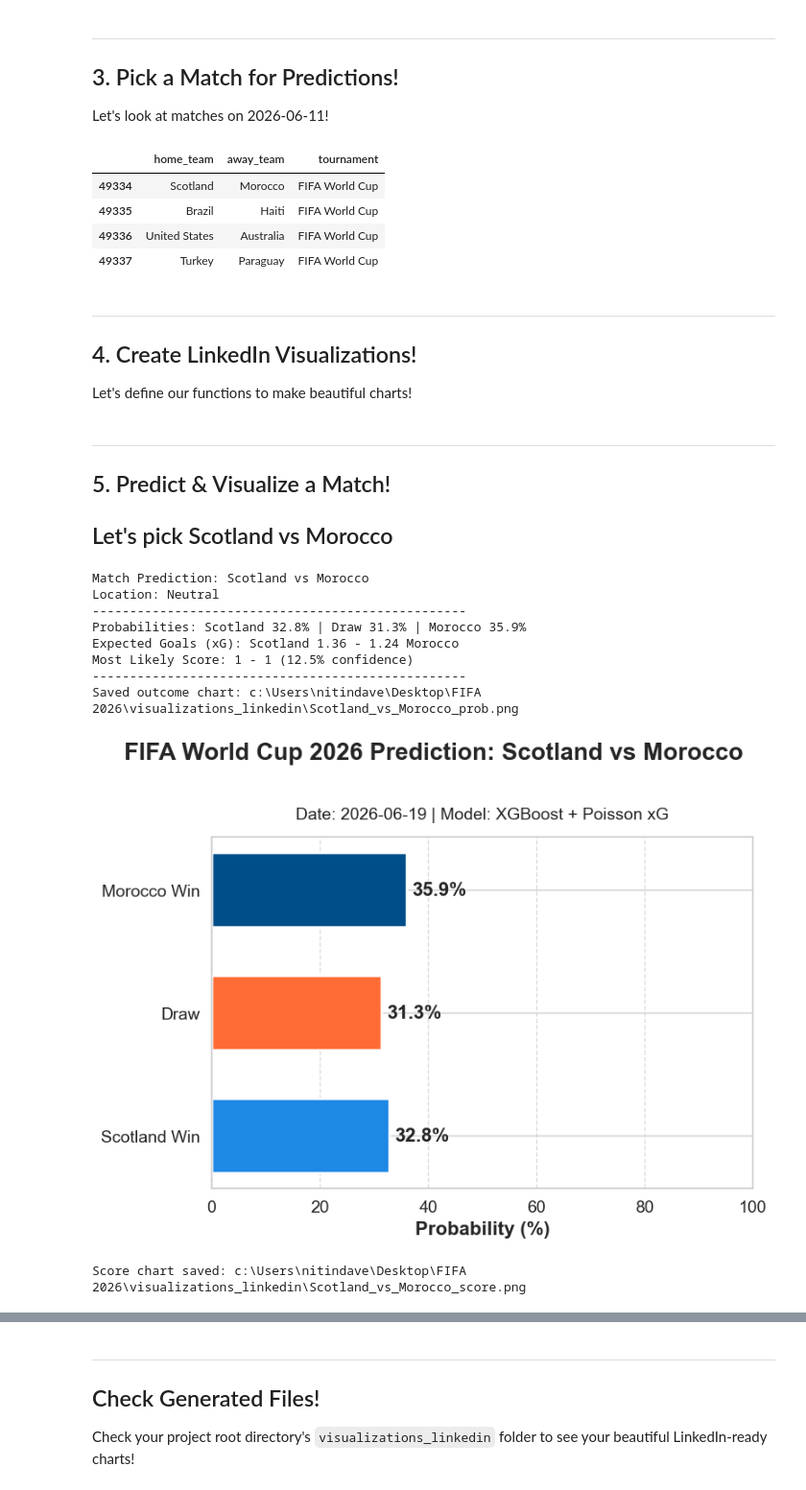
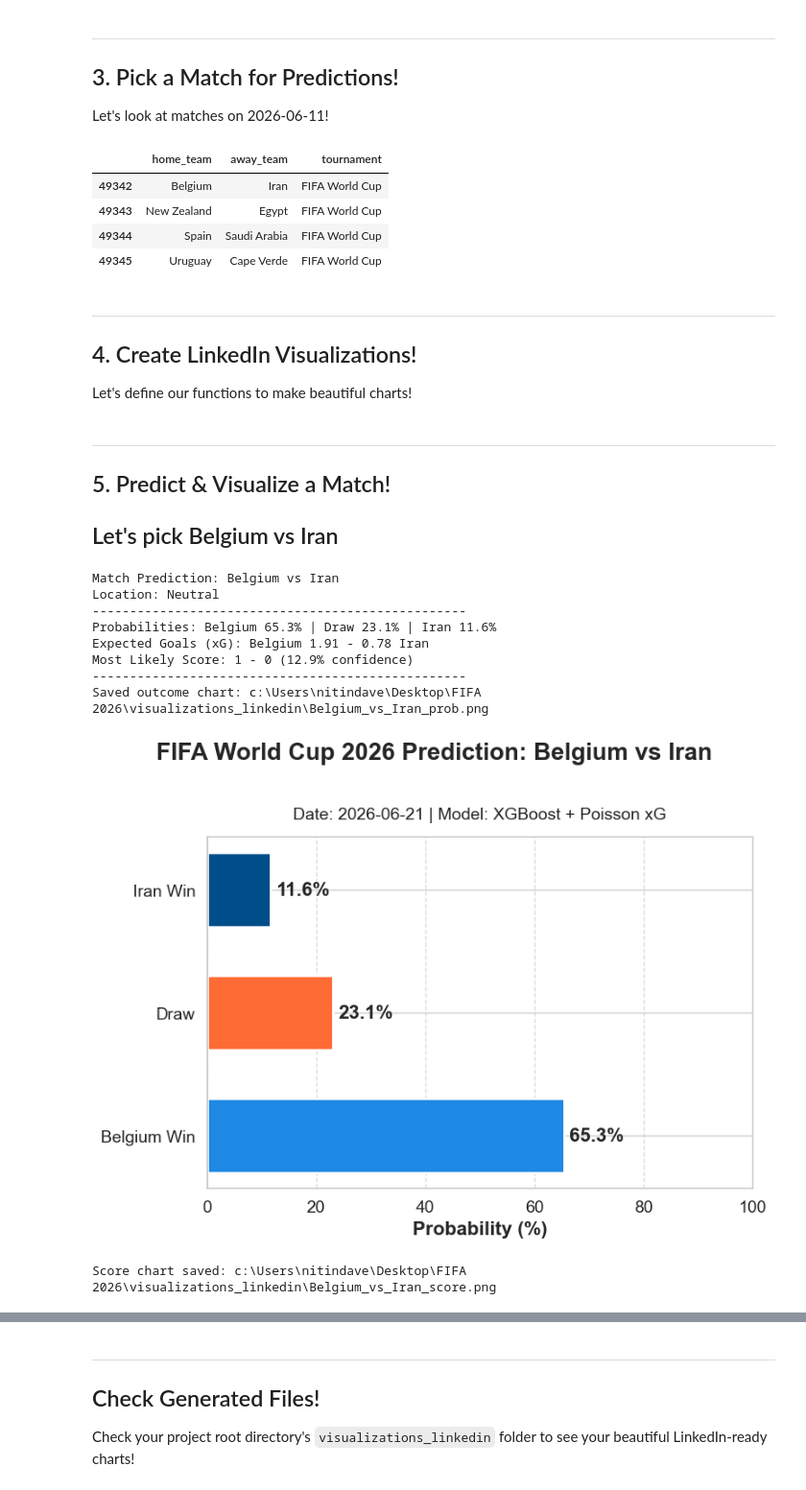
Before and after one commit to nitindavegit/FIFA-2026-Predictions, a Jupyter notebook: notebooks/04_LinkedIn_Presentation.ipynb, the cells around one changed output, grey strips where cells are left out. Shown at 96% size. Cells and saved outputs as stored; diff of their text form; code cells hidden in the pictures.

```diff
--- a/notebooks/04_LinkedIn_Presentation.ipynb
+++ b/notebooks/04_LinkedIn_Presentation.ipynb
@@ -71,22 +71,22 @@ Let's look at matches on 2026-06-11!
 # %%
 data_dir = project_root / "data"
 results = pd.read_csv(data_dir / "results.csv")
-date = '2026-06-19'
+date = '2026-06-21'
 matches = results[results['date'] == date]
 matches[['home_team', 'away_team', 'tournament']]
 # %% [output]
 |  | home_team | away_team | tournament |
-| 49334 | Scotland | Morocco | FIFA World Cup |
-| 49335 | Brazil | Haiti | FIFA World Cup |
-| 49336 | United States | Australia | FIFA World Cup |
-| 49337 | Turkey | Paraguay | FIFA World Cup |
+| 49342 | Belgium | Iran | FIFA World Cup |
+| 49343 | New Zealand | Egypt | FIFA World Cup |
+| 49344 | Spain | Saudi Arabia | FIFA World Cup |
+| 49345 | Uruguay | Cape Verde | FIFA World Cup |
 # %% [markdown]
 ---
 ## 4. Create LinkedIn Visualizations!
 
 Let's define our functions to make beautiful charts!
 # %%
-def generate_outcome_chart(home_team, away_team, probs, date_str="2026-06-19"):
+def generate_outcome_chart(home_team, away_team, probs, date_str="2026-06-21"):
     fig, ax = plt.subplots(figsize=FIGSIZE, dpi=DPI)
 
     colors = ["#1E88E5", "#FF6B35", "#004E89"]
@@ -119,7 +119,7 @@ def generate_outcome_chart(home_team, away_team, probs, date_str="2026-06-19"):
     plt.show()
     plt.close(fig)
 # %%
-def generate_score_heatmap(home_team, away_team, home_xg, away_xg, date_str="2026-06-19"):
+def generate_score_heatmap(home_team, away_team, home_xg, away_xg, date_str="2026-06-21"):
     fig, (ax_heatmap, ax_summary) = plt.subplots(ncols=2, figsize=FIGSIZE, dpi=DPI, gridspec_kw={'width_ratios': [3, 1]})
 
     max_goals=5
@@ -172,21 +172,21 @@ def generate_score_heatmap(home_team, away_team, home_xg, away_xg, date_str="202
 ---
 ## 5. Predict & Visualize a Match!
 
-## Let's pick Scotland vs Morocco
+## Let's pick Belgium vs Iran
 # %%
-pred = predict_match("Scotland", "Morocco")
+pred = predict_match("Belgium", "Iran")
 if pred:
     probs, (home_xg, away_xg) = pred['probs'], pred['xg']
-    generate_outcome_chart("Scotland", "Morocco", probs)
-    generate_score_heatmap("Scotland", "Morocco", home_xg, away_xg)
+    generate_outcome_chart("Belgium", "Iran", probs)
+    generate_score_heatmap("Belgium", "Iran", home_xg, away_xg)
 # %% [output]
-Match Prediction: Scotland vs Morocco
+Match Prediction: Belgium vs Iran
 Location: Neutral
 --------------------------------------------------
-Probabilities: Scotland 32.8% | Draw 31.3% | Morocco 35.9%
-Expected Goals (xG): Scotland 1.36 - 1.24 Morocco
-Most Likely Score: 1 - 1 (12.5% confidence)
+Probabilities: Belgium 65.3% | Draw 23.1% | Iran 11.6%
+Expected Goals (xG): Belgium 1.91 - 0.78 Iran
+Most Likely Score: 1 - 0 (12.9% confidence)
 --------------------------------------------------
-Saved outcome chart: c:\Users\nitindave\Desktop\FIFA 2026\visualizations_linkedin\Scotland_vs_Morocco_prob.png
+Saved outcome chart: c:\Users\nitindave\Desktop\FIFA 2026\visualizations_linkedin\Belgium_vs_Iran_prob.png
-[figure, old version]
+[figure, new version]
-Score chart saved: c:\Users\nitindave\Desktop\FIFA 2026\visualizations_linkedin\Scotland_vs_Morocco_score.png
+Score chart saved: c:\Users\nitindave\Desktop\FIFA 2026\visualizations_linkedin\Belgium_vs_Iran_score.png
```
Also changed, not shown: parts of 7 cells of this notebook.
